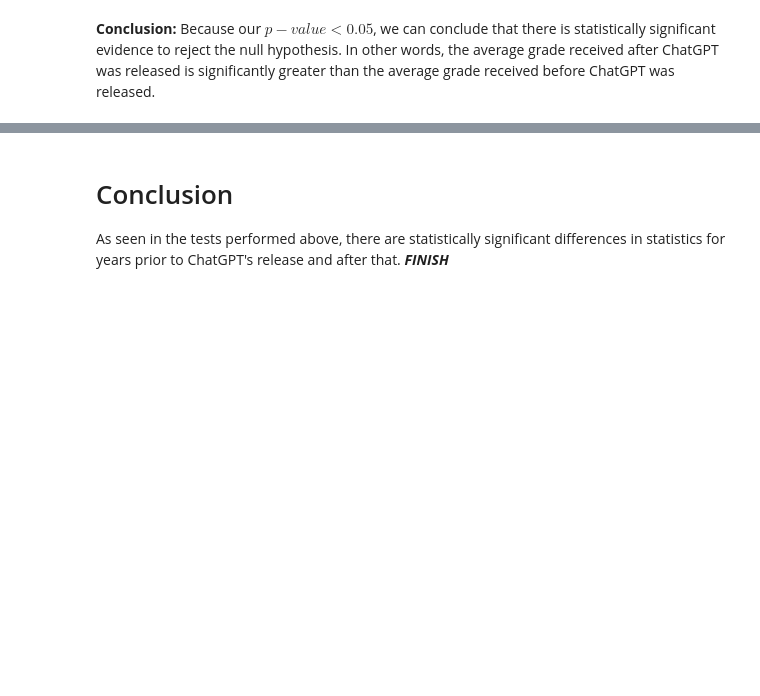
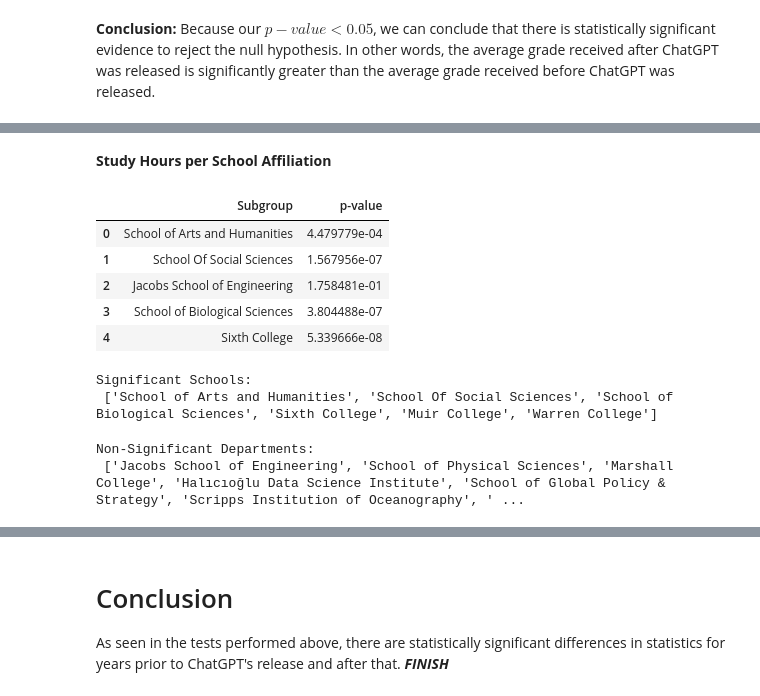
Before and after one commit to aydintabai/AI-Academic-Impact-Case-Study, a Jupyter notebook: EDACheckpoint_Group112_WI24.ipynb, the cells around one changed output, grey strips where cells are left out. Drawn from its saved outputs; the diff is of its cells as text; code cells hidden in the pictures; blank space fills up the shorter version.

```diff
--- a/EDACheckpoint_Group112_WI24.ipynb
+++ b/EDACheckpoint_Group112_WI24.ipynb
@@ -1681,0 +1457,27 @@ In addition, when we observe the overall coefficient, we notice that there is a
+# %% [markdown]
+<b> Study Hours per School Affiliation </b>
+# %%
+# T-Tests for study hours per school affiliation
+study_hours_by_school = t_test("Study Hours per Week", "School Affiliation");
+study_hours_by_school.head()
+# %% [output]
+|  | Subgroup | p-value |
+| 0 | School of Arts and Humanities | 4.479779e-04 |
+| 1 | School Of Social Sciences | 1.567956e-07 |
+| 2 | Jacobs School of Engineering | 1.758481e-01 |
+| 3 | School of Biological Sciences | 3.804488e-07 |
+| 4 | Sixth College | 5.339666e-08 |
+# %%
+# Get significant departments
+significant_schools = get_significant_columns(study_hours_by_school)
+print("Significant Schools:\n", significant_schools);
+# %% [output]
+Significant Schools:
+ ['School of Arts and Humanities', 'School Of Social Sciences', 'School of Biological Sciences', 'Sixth College', 'Muir College', 'Warren College']
+# %%
+# Get non-significant departments
+non_significant_schools = get_non_significant_columns(study_hours_by_school)
+print("Non-Significant Departments:\n", non_significant_schools);
+# %% [output]
+Non-Significant Departments:
+ ['Jacobs School of Engineering', 'School of Physical Sciences', 'Marshall College', 'Halıcıoğlu Data Science Institute', 'School of Global Policy & Strategy', 'Scripps Institution of Oceanography', ' ...
```
Also changed, not shown: parts of 72 cells of this notebook.
